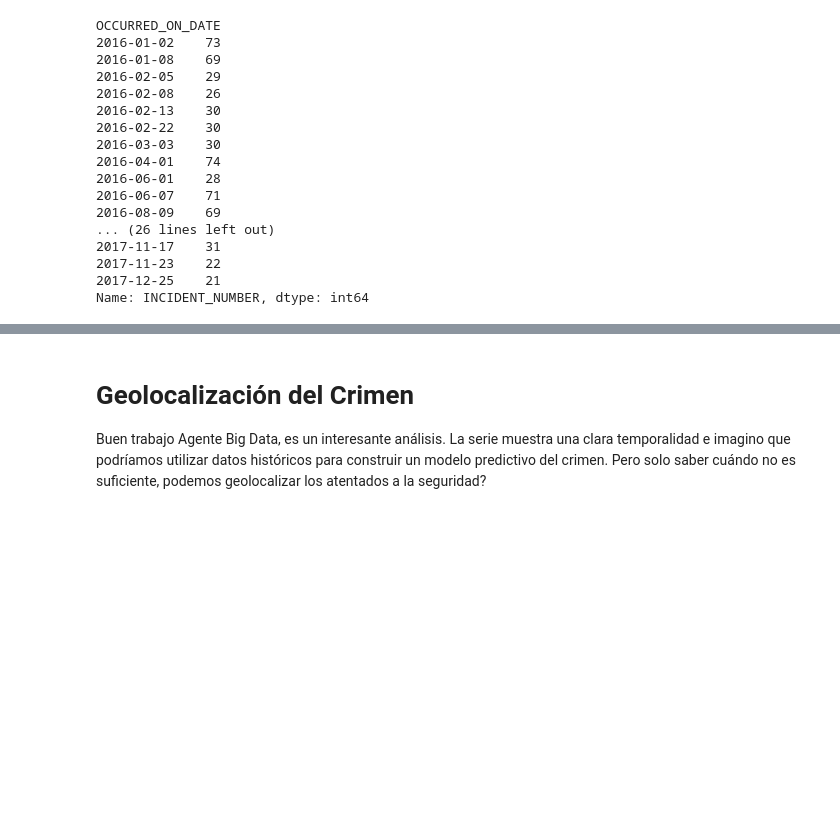
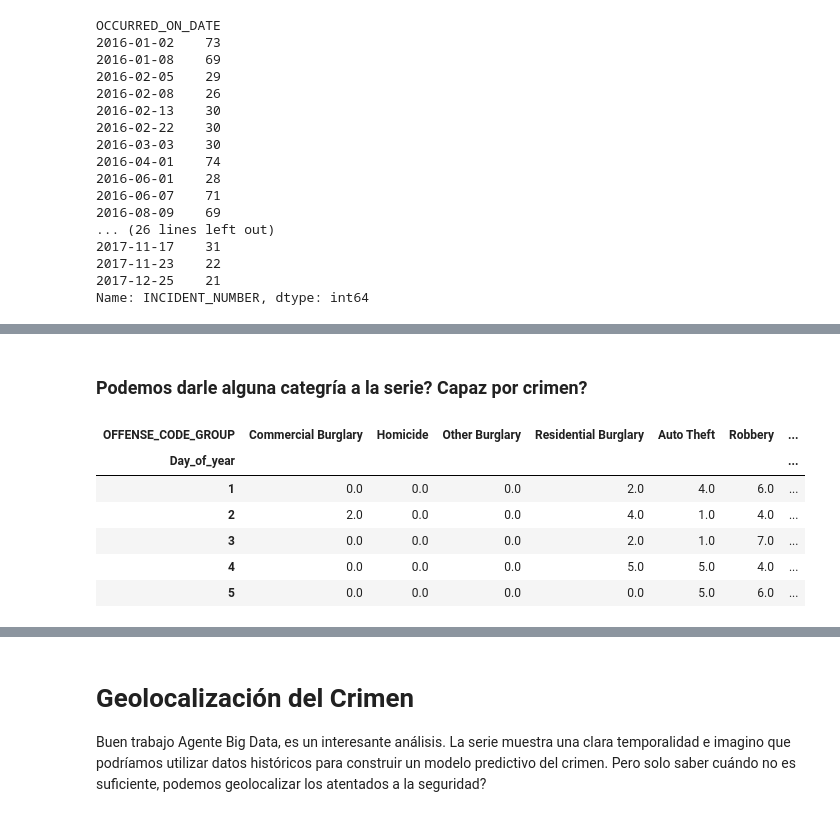
Before and after one commit to patofw/Decimal2Degrees, a Jupyter notebook: Google_Colab/Boston_Crimes.ipynb, the cells around one changed output, grey strips where cells are left out. Cells and saved outputs as stored; diff of their text form; code cells hidden in the pictures; blank space fills up the shorter version.

```diff
--- a/Google_Colab/Boston_Crimes.ipynb
+++ b/Google_Colab/Boston_Crimes.ipynb
@@ -284,0 +285,26 @@ for i in range(len(holidays)):
+# %% [markdown]
+### Podemos darle alguna categría a la serie? Capaz por crimen?
+# %%
+# filtramos 2017
+condition = (data.YEAR == 2017) # creamos una condicion de filtro
+# Agrupamos por día y tipo de crimen
+data_2017 = data[condition]
+by_day_n_crime = data_2017.groupby(['Day_of_year',
+                               'OFFENSE_CODE_GROUP'])["INCIDENT_NUMBER"].count()
+
+# Nos queda una serie multi-indice
+# con un unstack podemos convertirlo en una tabla plana nuevamente
+by_day_n_crime = by_day_n_crime.unstack()
+# reemplazamos NaNs por 0 ya que en este caso serían lo mismo
+by_day_n_crime.fillna(0, inplace = True) # inplace lo sobreescribe
+# La podemos ordenar for filas
+by_day_n_crime.sort_values(1, axis=1, inplace = True) # axis 0->columnas; axis 1->filas
+by_day_n_crime.head()
+# %% [output]
+| OFFENSE_CODE_GROUP | Commercial Burglary | Homicide | Other Burglary | Residential Burglary | Auto Theft | Robbery | ... |
+| Day_of_year |  |  |  |  |  |  | ... |
+| 1 | 0.0 | 0.0 | 0.0 | 2.0 | 4.0 | 6.0 | ... |
+| 2 | 2.0 | 0.0 | 0.0 | 4.0 | 1.0 | 4.0 | ... |
+| 3 | 0.0 | 0.0 | 0.0 | 2.0 | 1.0 | 7.0 | ... |
+| 4 | 0.0 | 0.0 | 0.0 | 5.0 | 5.0 | 4.0 | ... |
+| 5 | 0.0 | 0.0 | 0.0 | 0.0 | 5.0 | 6.0 | ... |
```
Also changed, not shown: parts of 3 cells of this notebook.
